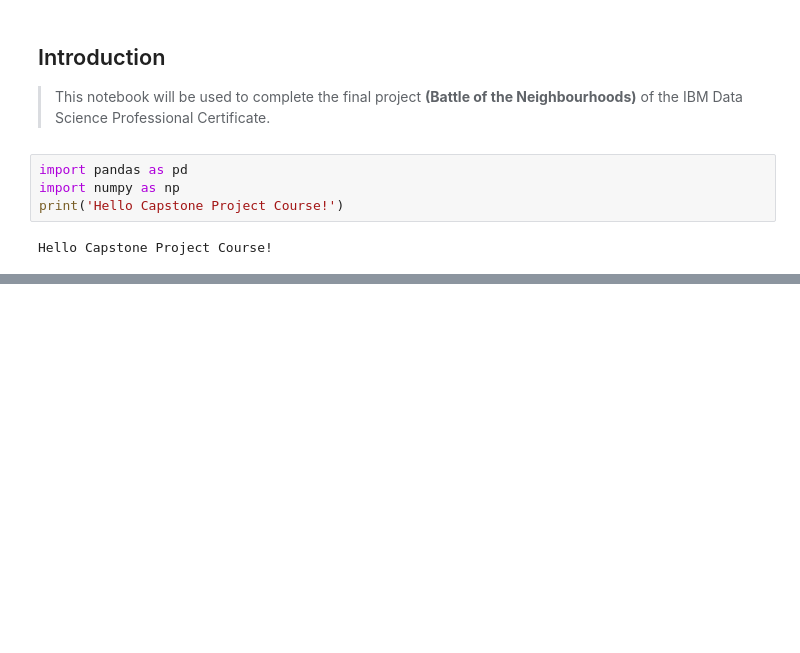
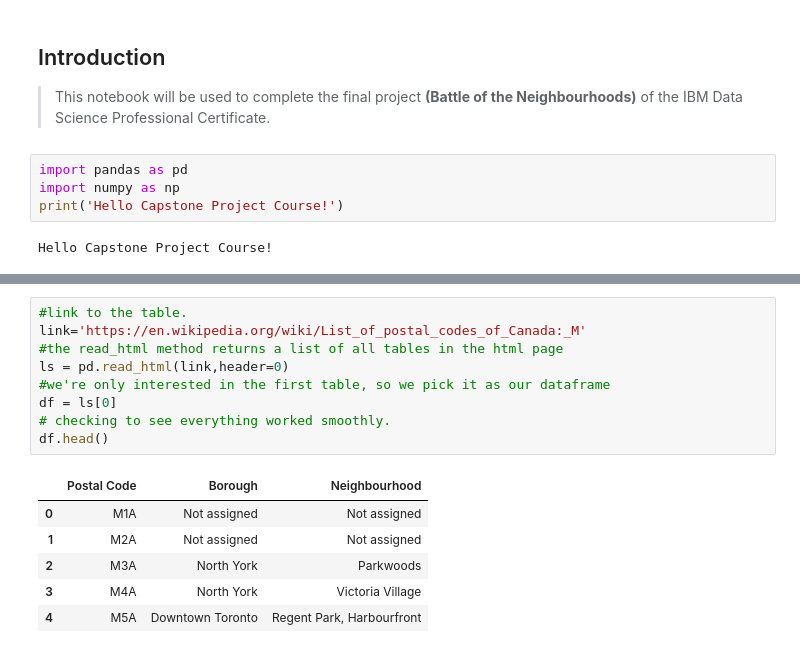
Before and after one commit to AhmedSadek96/IBM_DataScience_Capstone, a Jupyter notebook: Applied Data Science Capstone.ipynb, the cells around one changed output, grey strips where cells are left out. Cells and saved outputs as stored; diff of their text form; blank space fills up the shorter version.

```diff
--- a/Applied Data Science Capstone.ipynb
+++ b/Applied Data Science Capstone.ipynb
@@ -18,0 +26,16 @@ Hello Capstone Project Course!
+# %%
+#link to the table.
+link='https://en.wikipedia.org/wiki/List_of_postal_codes_of_Canada:_M'
+#the read_html method returns a list of all tables in the html page
+ls = pd.read_html(link,header=0)
+#we're only interested in the first table, so we pick it as our dataframe
+df = ls[0]
+# checking to see everything worked smoothly.
+df.head()
+# %% [output]
+|  | Postal Code | Borough | Neighbourhood |
+| 0 | M1A | Not assigned | Not assigned |
+| 1 | M2A | Not assigned | Not assigned |
+| 2 | M3A | North York | Parkwoods |
+| 3 | M4A | North York | Victoria Village |
+| 4 | M5A | Downtown Toronto | Regent Park, Harbourfront |
```
Also changed, not shown: parts of 21 cells of this notebook.
